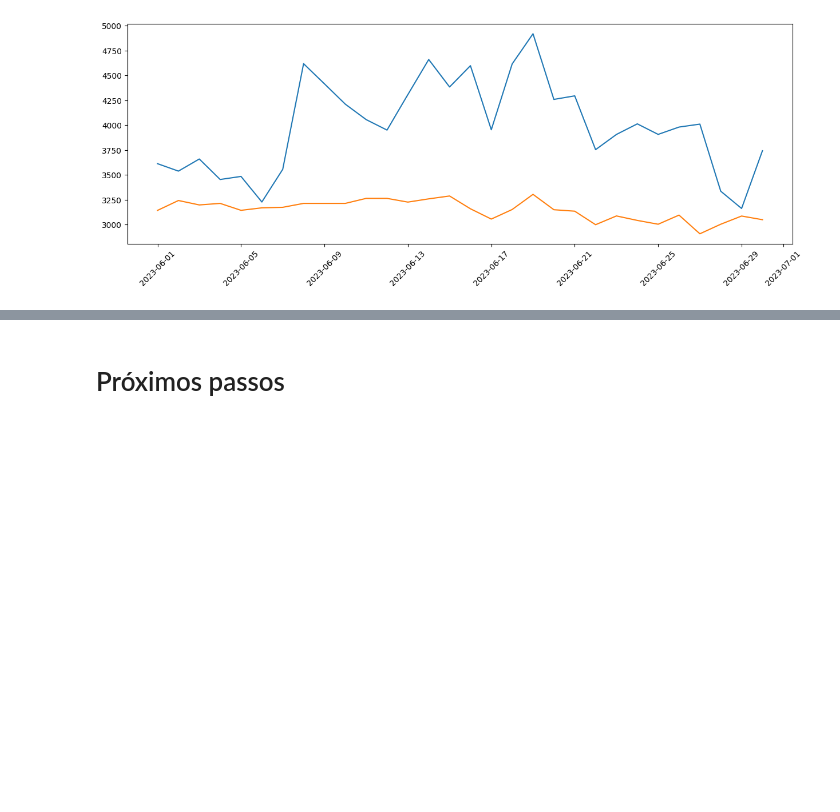
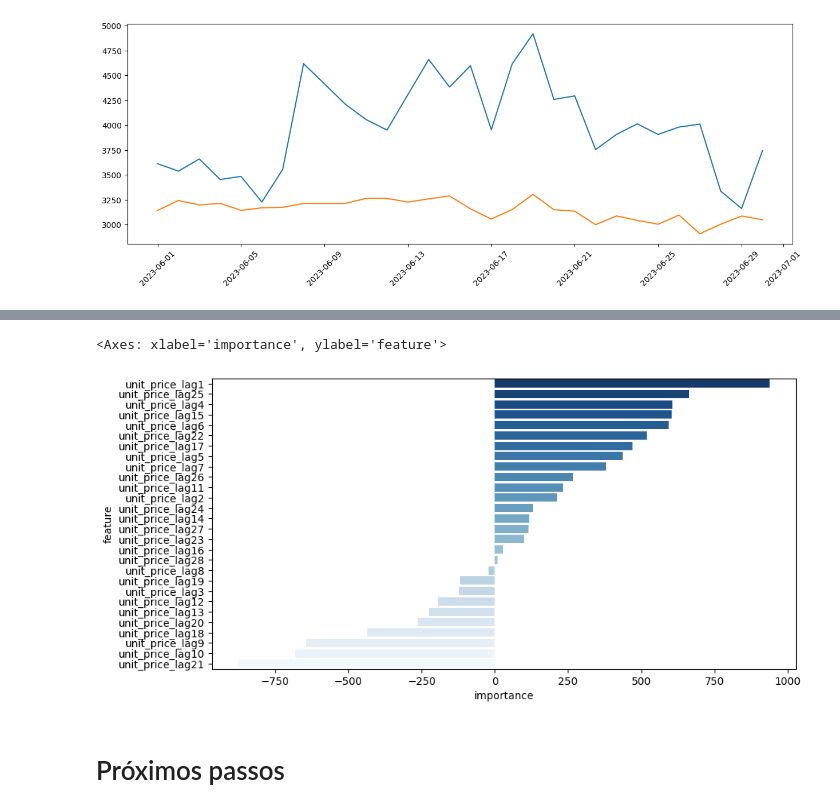
Before and after one commit to deborabmfreitas/coffee-shop-sales-prediction, a Jupyter notebook: coffee-shop-sales-prediction.ipynb, the cells around one changed output, grey strips where cells are left out. Drawn from its saved outputs; the diff is of its cells as text; code cells hidden in the pictures; blank space fills up the shorter version.

Commit message:
modelagem temporaria e feature importance

```diff
--- a/coffee-shop-sales-prediction.ipynb
+++ b/coffee-shop-sales-prediction.ipynb
@@ -464,9 +547,9 @@ y_test = test['unit_price']
 # %%
 xgb = XGBRegressor(max_depth=6,n_estimators=100,learning_rate=0.01,random_state=42)
-# %%
-xgb.fit(X_train,y_train)
-y_train_pred = xgb.predict(X_train)
-y_test_pred = xgb.predict(X_test)
+# %%
+xgb.fit(X_train_transformed_df,y_train)
+y_train_pred = xgb.predict(X_train_transformed_df)
+y_test_pred = xgb.predict(X_test_transformed_df)
 # %%
 r2_score(y_train,y_train_pred)
 # %% [output]
@@ -510,0 +596,9 @@ plt.show()
+# %%
+# Regressão linear
+
+feature_importance = []
+
+for i in zip(X_train_transformed_df.columns, lr.coef_):
+    feature_importance.append(i)
+
+feature_importance
@@ -511,3 +623,11 @@ plt.show()
+# %%
+df_feature_importance = pd.DataFrame(feature_importance, columns=['feature', 'importance']).sort_values('importance', ascending=False)
+# %%
+plt.figure(figsize=(10, 5))
+sns.barplot(x="importance", y="feature", data=df_feature_importance, palette="Blues_r")
+# %% [output]
+<Axes: xlabel='importance', ylabel='feature'>
+[figure, added]
 # %% [markdown]
 # Próximos passos
 # %%
```
Also changed, not shown: parts of 28 cells of this notebook.
